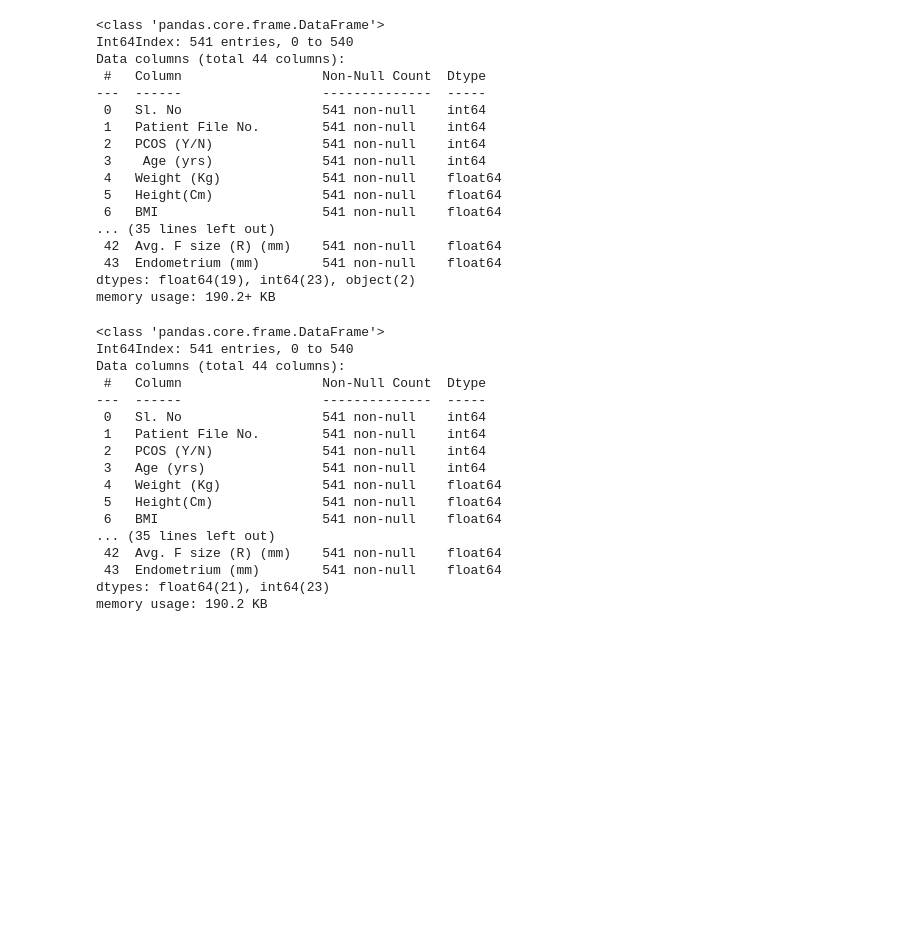
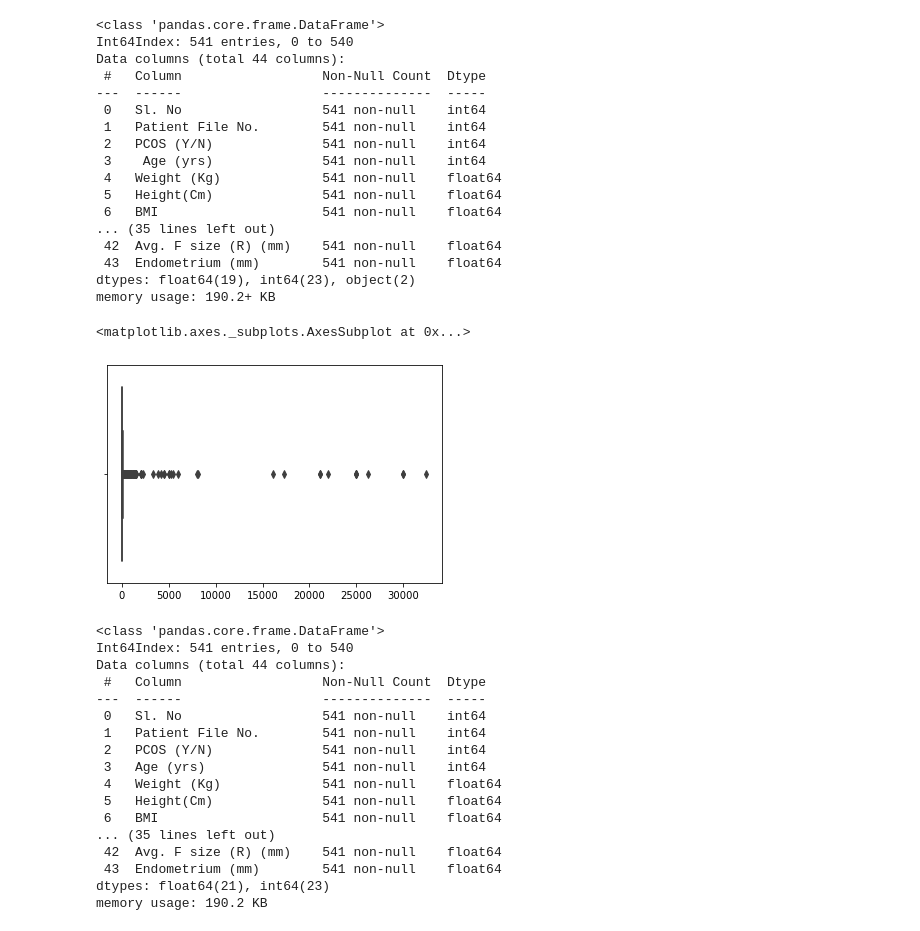
Before and after one commit to rajatbansal01/VIT-hackathon, a Jupyter notebook: PCOS/model.ipynb, the cells around one changed output. Saved outputs shown, nothing was run; the diff lists cells and outputs as text; code cells hidden in the pictures; blank space fills up the shorter version.

```diff
--- a/PCOS/model.ipynb
+++ b/PCOS/model.ipynb
@@ -152,6 +156,11 @@ data['Fast food (Y/N)'].fillna(data['Fast food (Y/N)'].median(),inplace=True)
 
 
 data.columns = [col.strip() for col in data.columns]
+# %%
+sns.boxplot(x=data)
+# %% [output]
+<matplotlib.axes._subplots.AxesSubplot at 0x...>
+[figure, added]
 # %%
 data.info()
 # %% [output]
```
Also changed, not shown: parts of 4 cells of this notebook.
